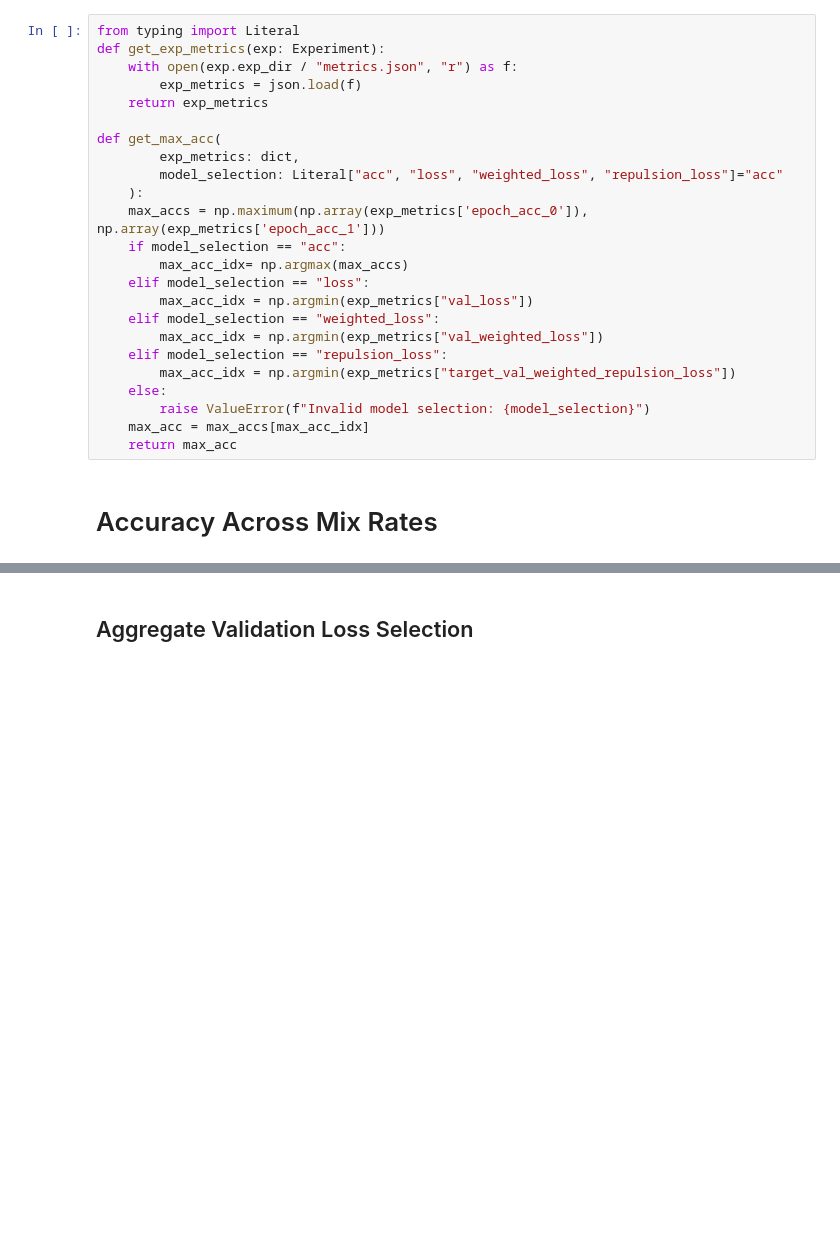
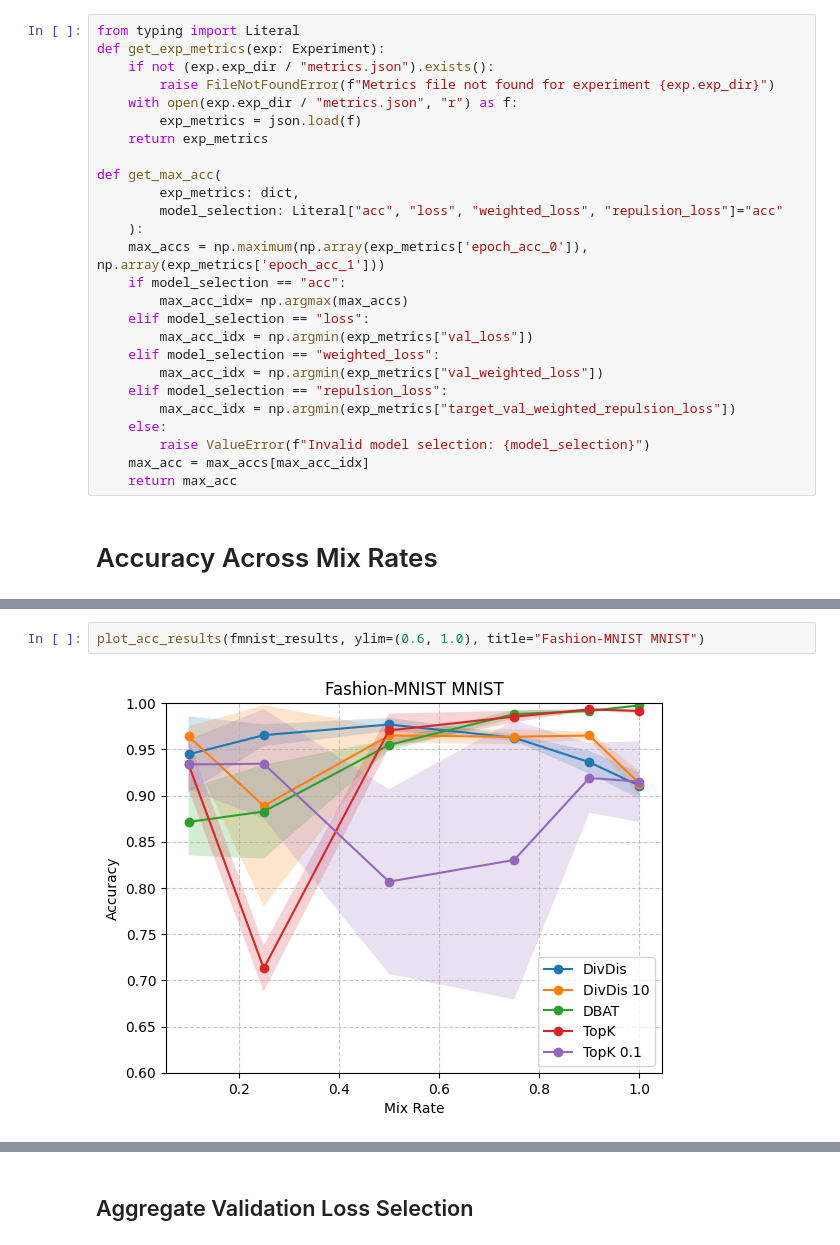
Before and after one commit to oliveradk/diverse-gen, a Jupyter notebook: exp_sweep.ipynb, the cells around one changed output, grey strips where cells are left out. Cells and saved outputs as stored; diff of their text form; blank space fills up the shorter version.

```diff
--- a/exp_sweep.ipynb
+++ b/exp_sweep.ipynb
@@ -156,6 +195,8 @@ Head 1: 0.5000, Alt: 0.9980
 # %%
 from typing import Literal
 def get_exp_metrics(exp: Experiment):
+    if not (exp.exp_dir / "metrics.json").exists():
+        raise FileNotFoundError(f"Metrics file not found for experiment {exp.exp_dir}")
     with open(exp.exp_dir / "metrics.json", "r") as f:
         exp_metrics = json.load(f)
     return exp_metrics
@@ -253 +333,5 @@ plot_acc_results(cifar_results, title="CIFAR MNIST")
+# %%
+plot_acc_results(fmnist_results, ylim=(0.6, 1.0), title="Fashion-MNIST MNIST")
+# %% [output]
+[figure, added]
 # %%
```
Also changed, not shown: parts of 20 cells of this notebook.
